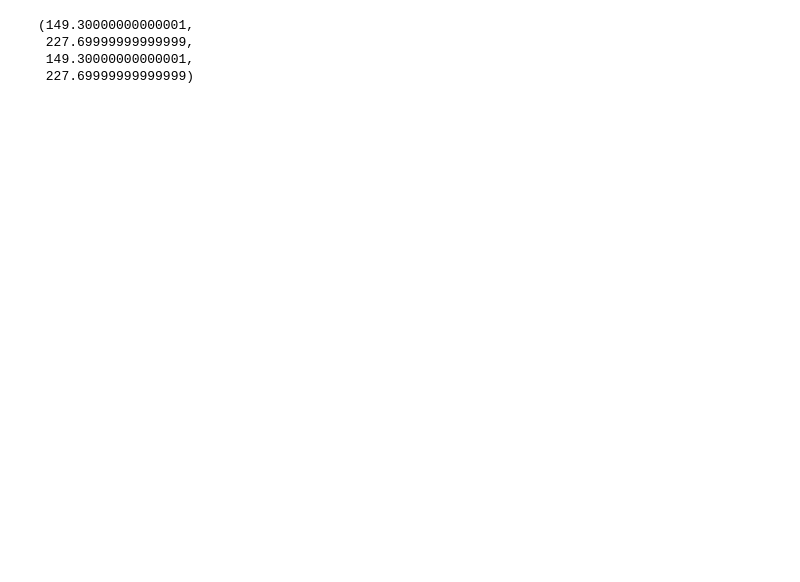
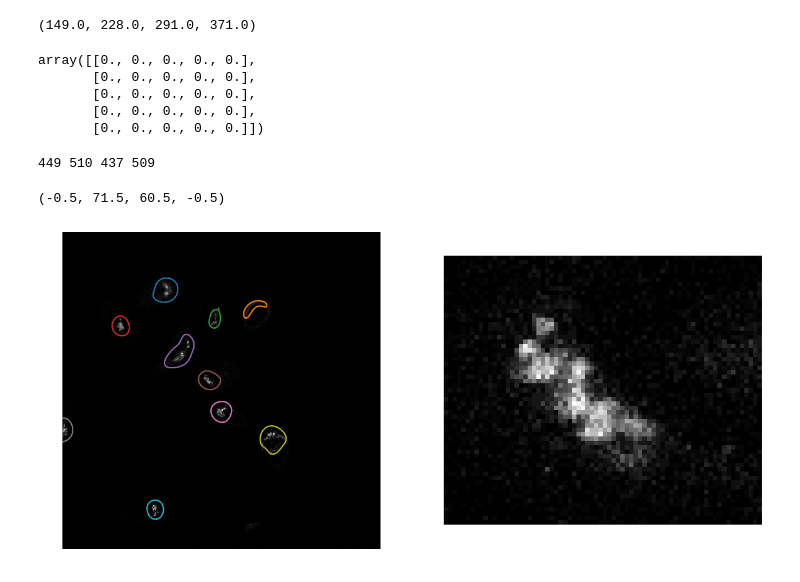
Before and after one commit to plinders/pH_analysis, a Jupyter notebook: Auto pH segmentation.ipynb, the cells around one changed output. Drawn from its saved outputs; the diff is of its cells as text; code cells hidden in the pictures; blank space fills up the shorter version.

```diff
--- a/Auto pH segmentation.ipynb
+++ b/Auto pH segmentation.ipynb
@@ -53,5 +53,5 @@ ax2.axis('off')
 # %%
-test_contour = contours[0]
+test_contour = contours[5]
 # %%
 fig, (ax1, ax2) = plt.subplots(ncols = 2, figsize=(20,10))
 ax1.imshow(img, cmap="Greys_r")
@@ -86,14 +78,51 @@ test_contour[:, 0].min()
 # %%
 def get_min_max(contour):
-    ymin = contour[:, 0].min()
-    ymax = contour[:, 0].max()
-    xmin = contour[:, 0].min()
-    xmax = contour[:, 0].max()
+    ymin = int(round(contour[:, 0].min()))
+    ymax = int(round(contour[:, 0].max()))
+    xmin = int(round(contour[:, 1].min()))
+    xmax = int(round(contour[:, 1].max()))
     return(ymin, ymax, xmin, xmax)
 # %%
 get_min_max(test_contour)
 # %% [output]
-(149.30000000000001,
- 227.69999999999999,
- 149.30000000000001,
- 227.69999999999999)
+(149.0, 228.0, 291.0, 371.0)
+# %%
+def extractGolgi(orig_img, contour):
+    ymin, ymax, xmin, xmax = get_min_max(contour)
+    width = int(xmax - xmin)
+    height = int(ymax - ymin)
+    slices = orig_img.shape[0]
+    arr = np.zeros((slices, height, width))
+
+    print(ymin, ymax, xmin, xmax)
+
+    for i in range(slices):
+        arr[i] = orig_img[i][ymin:ymax, xmin:xmax]
+     #   arr[i] = orig_img[i]
+
+    return arr
+# %%
+df1[0][5:10, 5:10]
+# %% [output]
+array([[0., 0., 0., 0., 0.],
+       [0., 0., 0., 0., 0.],
+       [0., 0., 0., 0., 0.],
+       [0., 0., 0., 0., 0.],
+       [0., 0., 0., 0., 0.]])
+# %%
+golgi1 = extractGolgi(df1, test_contour)
+# %% [output]
+449 510 437 509
+# %%
+fig, (ax1, ax2) = plt.subplots(ncols = 2, figsize=(20,10))
+ax1.imshow(img, cmap="Greys_r")
+
+for n, contour in enumerate(contours):
+    ax1.plot(contour[:, 1], contour[:, 0], linewidth=2)
+ax1.axis('off')
+
+ax2.imshow(golgi1[1], cmap="Greys_r")
+ax2.axis('off')
+# %% [output]
+(-0.5, 71.5, 60.5, -0.5)
+[figure, added]
```
Also changed, not shown: parts of 7 cells of this notebook, 1 other file.
